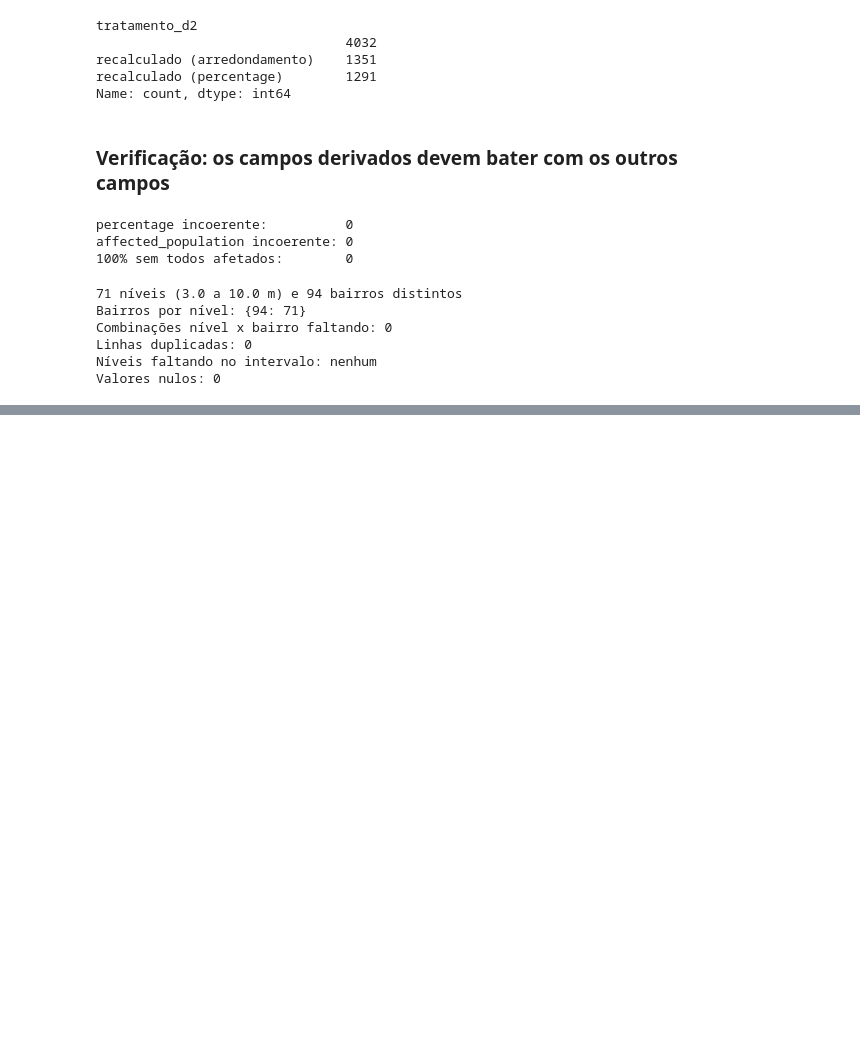
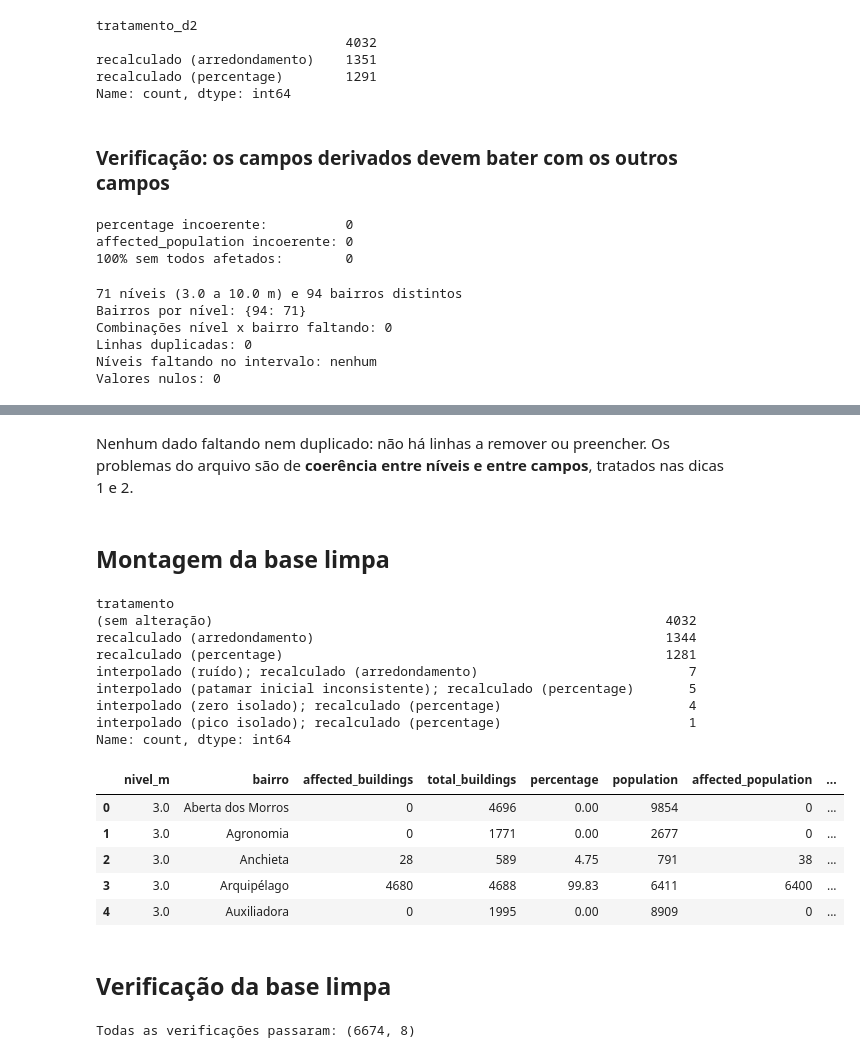
Before and after one commit to FernandoJungLau/projeto-enchentes, a Jupyter notebook: notebooks/analise_exploratoria_inct.ipynb, the cells around one changed output, grey strips where cells are left out. Cells and saved outputs as stored; diff of their text form; code cells hidden in the pictures; blank space fills up the shorter version.

Commit message:
finaliza analise inct

```diff
--- a/notebooks/analise_exploratoria_inct.ipynb
+++ b/notebooks/analise_exploratoria_inct.ipynb
@@ -296,0 +370,57 @@ Valores nulos: 0
+# %% [markdown]
+Nenhum dado faltando nem duplicado: não há linhas a remover ou preencher. Os problemas do arquivo são de
+**coerência entre níveis e entre campos**, tratados nas dicas 1 e 2.
+# %% [markdown]
+## Montagem da base limpa
+# %%
+# Os tratamentos das dicas 1 e 2 já foram aplicados em `dc` nas células acima:
+#   ALTERAÇÃO (dica 3): base ordenada por bairro e nível
+#   ALTERAÇÃO (dica 1): affected_buildings interpolado onde havia queda (coluna tratamento_d1)
+#   ALTERAÇÃO (dica 2): percentage e affected_population recalculados (coluna tratamento_d2)
+inct_limpo = dc[["nivel_m", "bairro"] + campos].copy()
+
+# ALTERAÇÃO: coluna única que registra o que foi alterado em cada linha (vazio = sem alteração)
+inct_limpo["tratamento"] = (dc["tratamento_d1"] + "; " + dc["tratamento_d2"]).str.strip("; ")
+
+# ALTERAÇÃO: ordem final por nível e bairro (mesma organização do JSON original)
+inct_limpo = inct_limpo.sort_values(["nivel_m", "bairro"]).reset_index(drop=True)
+inct_limpo["nivel_m"] = inct_limpo["nivel_m"].round(1)
+
+print(inct_limpo["tratamento"].replace("", "(sem alteração)").value_counts())
+inct_limpo.head()
+# %% [output]
+tratamento
+(sem alteração)                                                          4032
+recalculado (arredondamento)                                             1344
+recalculado (percentage)                                                 1281
+interpolado (ruído); recalculado (arredondamento)                           7
+interpolado (patamar inicial inconsistente); recalculado (percentage)       5
+interpolado (zero isolado); recalculado (percentage)                        4
+interpolado (pico isolado); recalculado (percentage)                        1
+Name: count, dtype: int64
+|  | nivel_m | bairro | affected_buildings | total_buildings | percentage | population | affected_population | ... |
+| 0 | 3.0 | Aberta dos Morros | 0 | 4696 | 0.00 | 9854 | 0 | ... |
+| 1 | 3.0 | Agronomia | 0 | 1771 | 0.00 | 2677 | 0 | ... |
+| 2 | 3.0 | Anchieta | 28 | 589 | 4.75 | 791 | 38 | ... |
+| 3 | 3.0 | Arquipélago | 4680 | 4688 | 99.83 | 6411 | 6400 | ... |
+| 4 | 3.0 | Auxiliadora | 0 | 1995 | 0.00 | 8909 | 0 | ... |
+# %% [markdown]
+## Verificação da base limpa
+# %%
+assert inct_limpo.shape[0] == 6674                                    # 71 níveis × 94 bairros
+assert inct_limpo[campos].notna().all().all()                          # sem nulos
+assert not inct_limpo.duplicated(["nivel_m", "bairro"]).any()          # sem duplicatas
+assert (inct_limpo.groupby("bairro")["affected_buildings"].diff().dropna() >= 0).all()   # dica 1: sem quedas
+assert (inct_limpo["affected_buildings"] <= inct_limpo["total_buildings"]).all()
+pct = (inct_limpo["affected_buildings"] / inct_limpo["total_buildings"] * 100).round(2)
+assert (inct_limpo["percentage"] == pct).all()                         # dica 2: percentage coerente
+pop = inct_limpo["population"] * inct_limpo["percentage"] / 100
+assert ((inct_limpo["affected_population"] - pop).abs() <= 0.5).all()  # dica 2: população coerente
+# total_buildings e population não foram alterados
+orig = df.set_index(["nivel_m", "bairro"]).sort_index()
+limpo = inct_limpo.set_index(["nivel_m", "bairro"]).sort_index()
+assert (orig[["total_buildings", "population"]].values == limpo[["total_buildings", "population"]].values).all()
+
+print("Todas as verificações passaram:", inct_limpo.shape)
+# %% [output]
+Todas as verificações passaram: (6674, 8)
```
Also changed, not shown: parts of 6 cells of this notebook, 1 other file.
